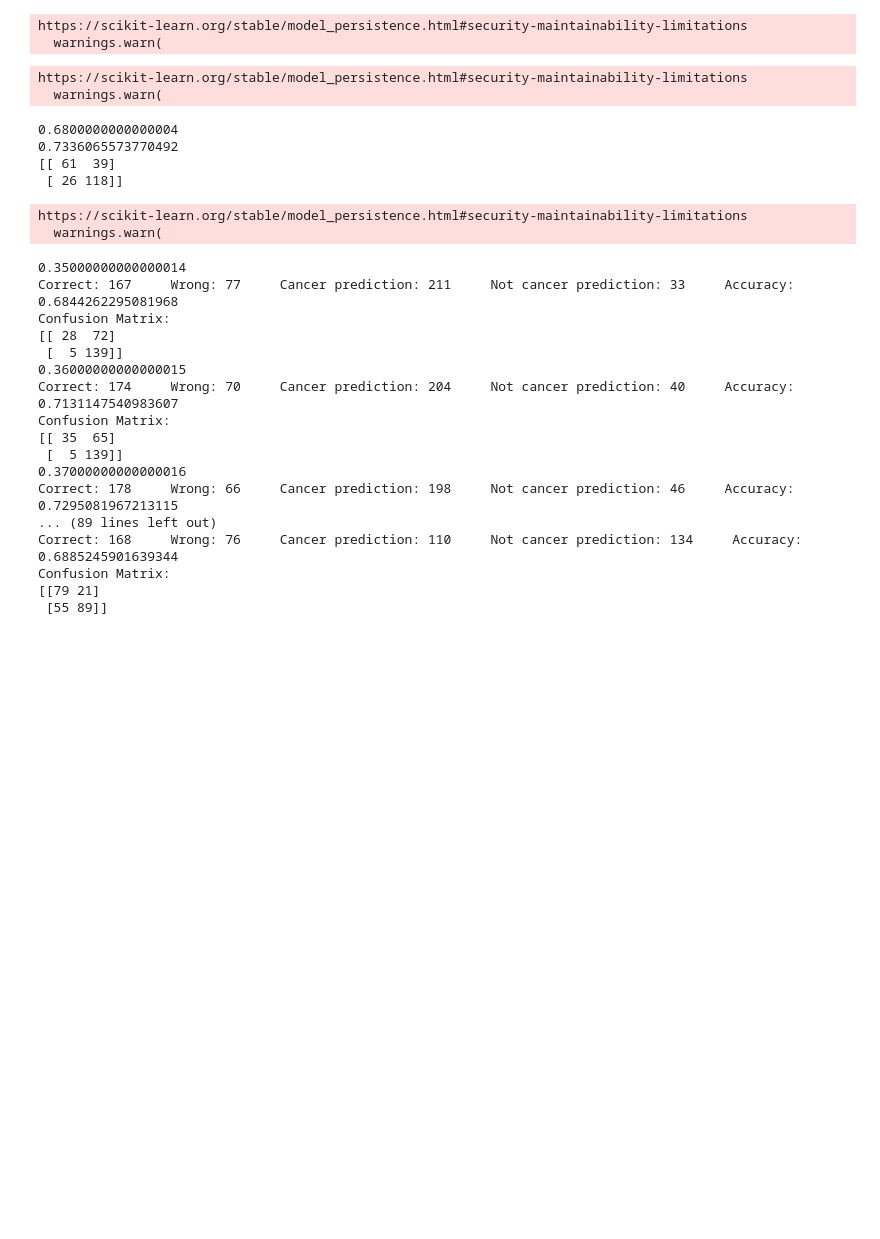
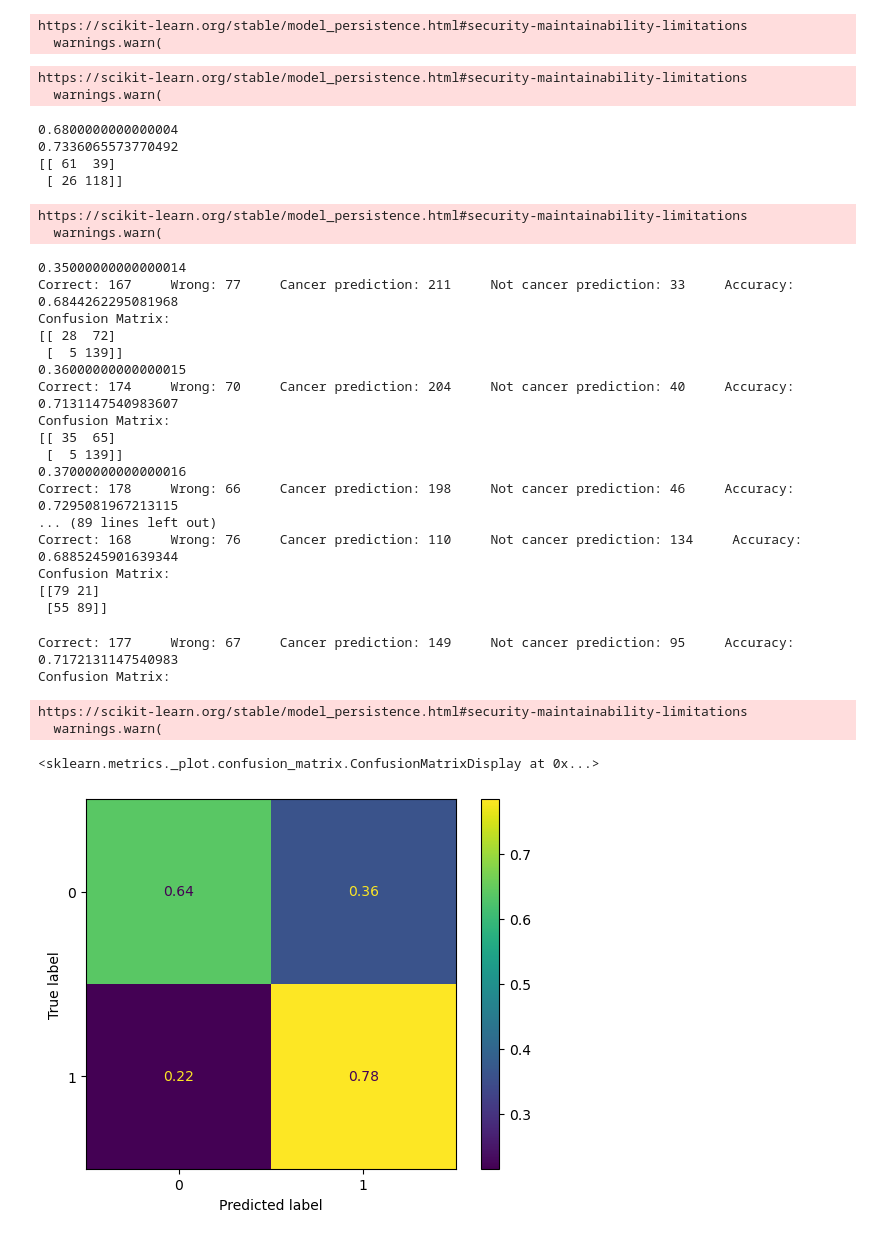
Before and after one commit to kjaer5555/mdasm-2024, a Jupyter notebook: model_exsample - Copy.ipynb, the cells around one changed output. Cells and saved outputs as stored; diff of their text form; code cells hidden in the pictures; blank space fills up the shorter version.

```diff
--- a/model_exsample - Copy.ipynb
+++ b/model_exsample - Copy.ipynb
@@ -1079,3 +1079,81 @@ Correct: 168     Wrong: 76     Cancer prediction: 110     Not cancer prediction:
 Confusion Matrix:
 [[79 21]
  [55 89]]
+# %%
+df_test_data = pd.read_csv('test_25_people_data.csv')
+
+X_test_data = df_test_data[['H_value', 'S_value', 'V_value', 'red_presence', 'brown_presence', 'blue_presence', 'pink_presence', 'white_presence','black_presence','atypical_pigment_network', 'blue-white_veil', 'asymmetry_values']]
+y_test_data=df_test_data['cancer_or_not'].to_list()
+
+scaler = StandardScaler()
+X_scaled_test_data = scaler.fit_transform(X_test_data)
+
+model_log = pd.read_pickle('./log_regr_model.pkl')
+model_random_tree = pd.read_pickle('./rf106_6_model.pkl')
+model_knn = pd.read_pickle('./knn23_3_model.pkl')
+pca_reload = pickle.load(open('pca3.pkl', 'rb'))
+
+X_scaled_pca = pca_reload.transform(X_scaled_test_data)
+
+threshold_log=0.52
+threshold_knn=0.55
+threshold_tree=0.43
+
+n_model=3
+
+pred_list_model_log_proba = model_log.predict_proba(X_scaled_test_data)/n_model
+pred_list_model_tree_proba = model_random_tree.predict_proba(X_scaled_test_data)/n_model
+pred_list_model_knn_proba = model_knn.predict_proba(X_scaled_pca)/n_model
+
+combined_proba = pred_list_model_log_proba+pred_list_model_tree_proba+pred_list_model_knn_proba
+#print(combined_proba)
+
+threshold=0.5
+
+correct = 0
+wrong = 0
+cancer = 0
+not_cancer = 0
+
+TP_list = []
+TN_list = []
+
+#Confusion matrix
+TP = 0
+FP = 0
+TN = 0
+FN = 0
+for x in range(len(pred_list_model_log_proba)):
+    if combined_proba[x][1] > threshold:
+        cancer += 1
+        if 1 == y_test_data[x]:
+            TP_list.append(combined_proba[x][1])
+            TP += 1
+            correct += 1
+        else:
+            FP += 1
+            wrong +=1
+    else:
+        not_cancer += 1
+        if 0 == y_test_data[x]:
+            TN_list.append(combined_proba[x][0])
+            TN += 1
+            correct += 1
+        else:
+            FN += 1
+            wrong +=1
+
+
+confusion_matrix = np.matrix([[TN/(TN+FP), FP/(TN+FP)], [FN/(FN+TP), TP/(FN+TP)]])
+print('Correct:', correct, '    Wrong:', wrong, '    Cancer prediction:', cancer, '    Not cancer prediction:', not_cancer, '    Accuracy:', acc)
+print("Confusion Matrix:")
+
+disp = ConfusionMatrixDisplay(confusion_matrix=confusion_matrix,display_labels=model_knn.classes_)
+disp.plot()
+# %% [output]
+Correct: 177     Wrong: 67     Cancer prediction: 149     Not cancer prediction: 95     Accuracy: 0.7172131147540983
+Confusion Matrix:
+https://scikit-learn.org/stable/model_persistence.html#security-maintainability-limitations
+  warnings.warn(
+<sklearn.metrics._plot.confusion_matrix.ConfusionMatrixDisplay at 0x...>
+[figure, added]
```
Also changed, not shown: parts of 2 cells of this notebook, 1 other file.
